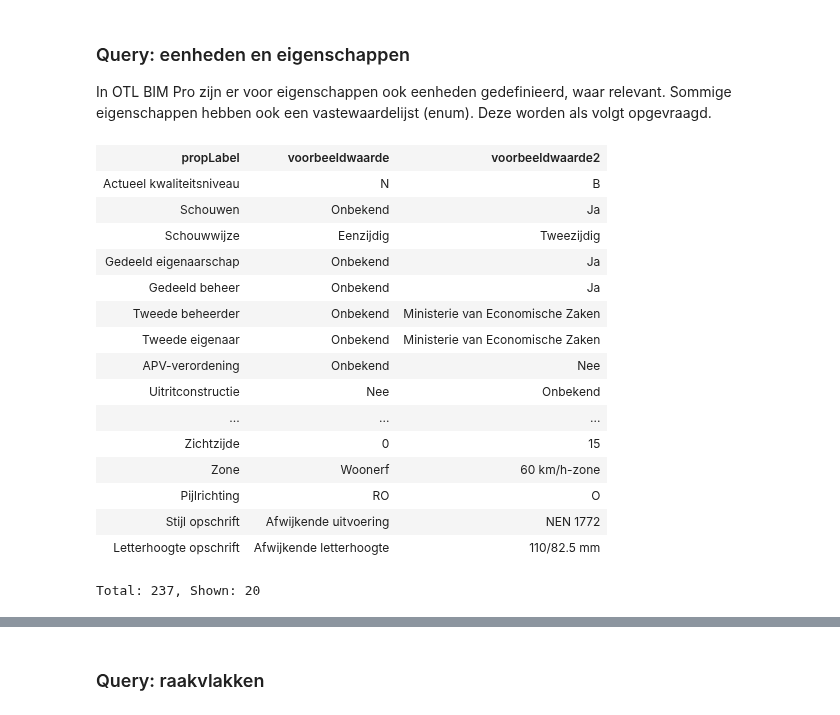
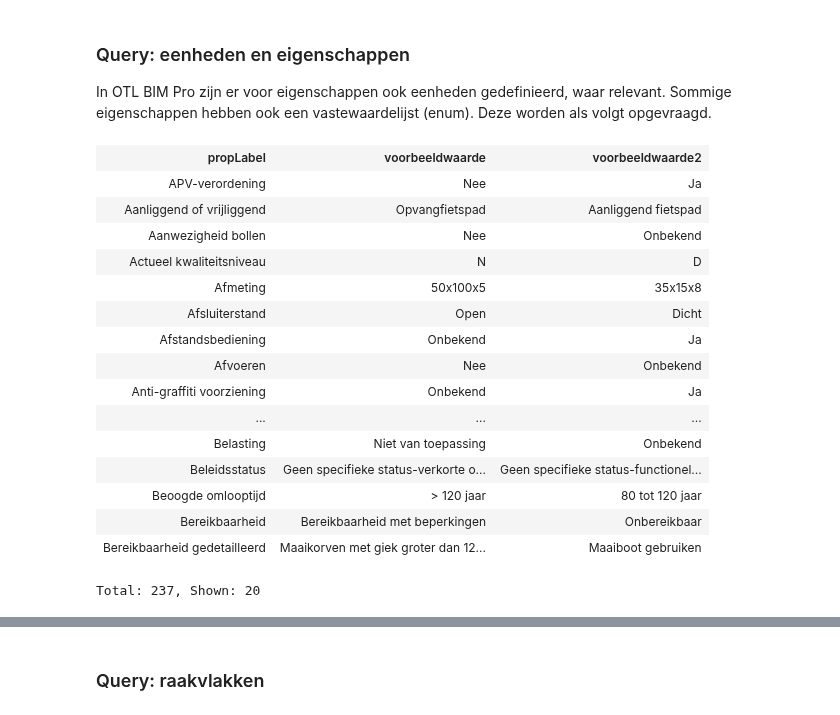
Before and after one commit to Stichting-CROW/imbor, a Jupyter notebook: docs/SPARQL-voorbeelden.ipynb, the cells around one changed output, grey strips where cells are left out. Saved outputs shown, nothing was run; the diff lists cells and outputs as text; code cells hidden in the pictures.

```diff
--- a/docs/SPARQL-voorbeelden.ipynb
+++ b/docs/SPARQL-voorbeelden.ipynb
@@ -142,40 +156,41 @@ Deze worden als volgt opgevraagd.
 # %%
 PREFIX rdfs: <http://www.w3.org/2000/01/rdf-schema#>
 
 SELECT ?propLabel (SAMPLE(?vwlLabel) AS ?voorbeeldwaarde) (SAMPLE(?vwlLabel2) AS ?voorbeeldwaarde2) WHERE {
 
     ?prop rdfs:label ?propLabel ;
         rdfs:range ?vwlKlasse ;
         .
 
     ?vwlInstantie a ?vwlKlasse ;
         rdfs:label ?vwlLabel ;
         .
 
     ?vwlInstantie2 a ?vwlKlasse ;
         rdfs:label ?vwlLabel2 ;
         .
 
     FILTER (?vwlInstantie2 != ?vwlInstantie)
 }
 GROUP BY ?propLabel
+ORDER BY ?prop
 # %% [output]
 | propLabel | voorbeeldwaarde | voorbeeldwaarde2 |
-| Actueel kwaliteitsniveau | N | B |
-| Schouwen | Onbekend | Ja |
-| Schouwwijze | Eenzijdig | Tweezijdig |
-| Gedeeld eigenaarschap | Onbekend | Ja |
-| Gedeeld beheer | Onbekend | Ja |
-| Tweede beheerder | Onbekend | Ministerie van Economische Zaken |
-| Tweede eigenaar | Onbekend | Ministerie van Economische Zaken |
-| APV-verordening | Onbekend | Nee |
-| Uitritconstructie | Nee | Onbekend |
+| APV-verordening | Nee | Ja |
+| Aanliggend of vrijliggend | Opvangfietspad | Aanliggend fietspad |
+| Aanwezigheid bollen | Nee | Onbekend |
+| Actueel kwaliteitsniveau | N | D |
+| Afmeting | 50x100x5 | 35x15x8 |
+| Afsluiterstand | Open | Dicht |
+| Afstandsbediening | Onbekend | Ja |
+| Afvoeren | Nee | Onbekend |
+| Anti-graffiti voorziening | Onbekend | Ja |
 | ... | ... | ... |
-| Zichtzijde | 0 | 15 |
-| Zone | Woonerf | 60 km/h-zone |
-| Pijlrichting | RO | O |
-| Stijl opschrift | Afwijkende uitvoering | NEN 1772 |
-| Letterhoogte opschrift | Afwijkende letterhoogte | 110/82.5 mm |
+| Belasting | Niet van toepassing | Onbekend |
+| Beleidsstatus | Geen specifieke status-verkorte o... | Geen specifieke status-functionel... |
+| Beoogde omlooptijd | > 120 jaar | 80 tot 120 jaar |
+| Bereikbaarheid | Bereikbaarheid met beperkingen | Onbereikbaar |
+| Bereikbaarheid gedetailleerd | Maaikorven met giek groter dan 12... | Maaiboot gebruiken |
 Total: 237, Shown: 20
 # %%
 PREFIX rdfs: <http://www.w3.org/2000/01/rdf-schema#>
```
Also changed, not shown: parts of 5 cells of this notebook, 2 other files.
